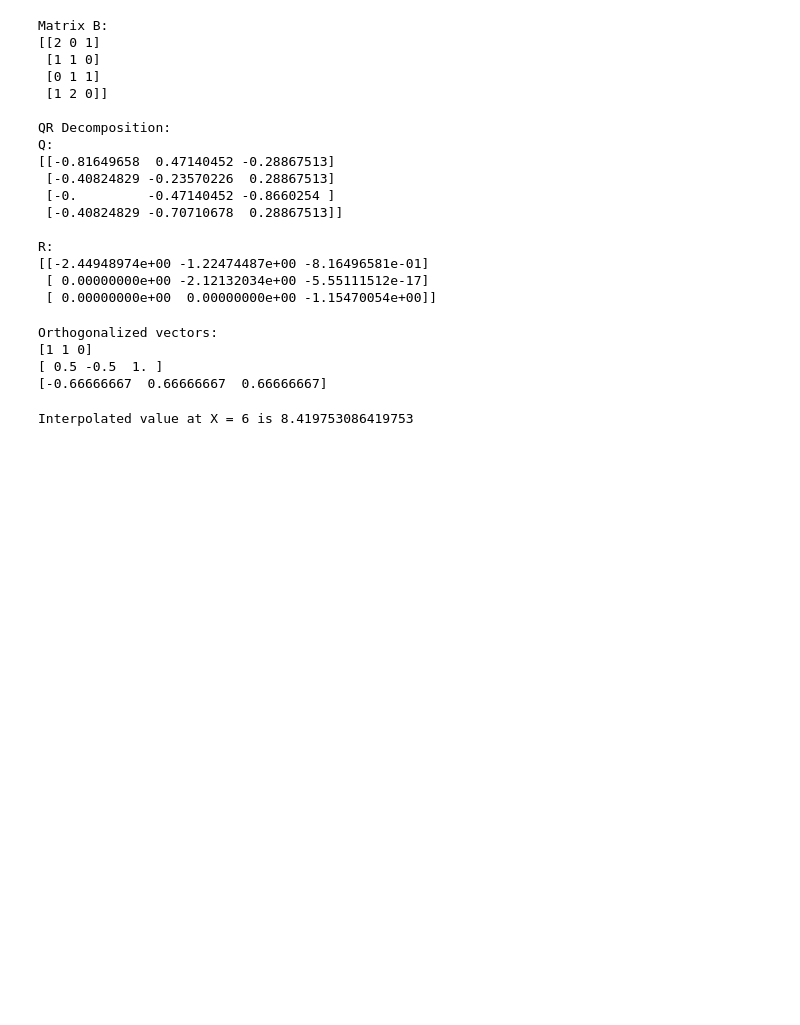
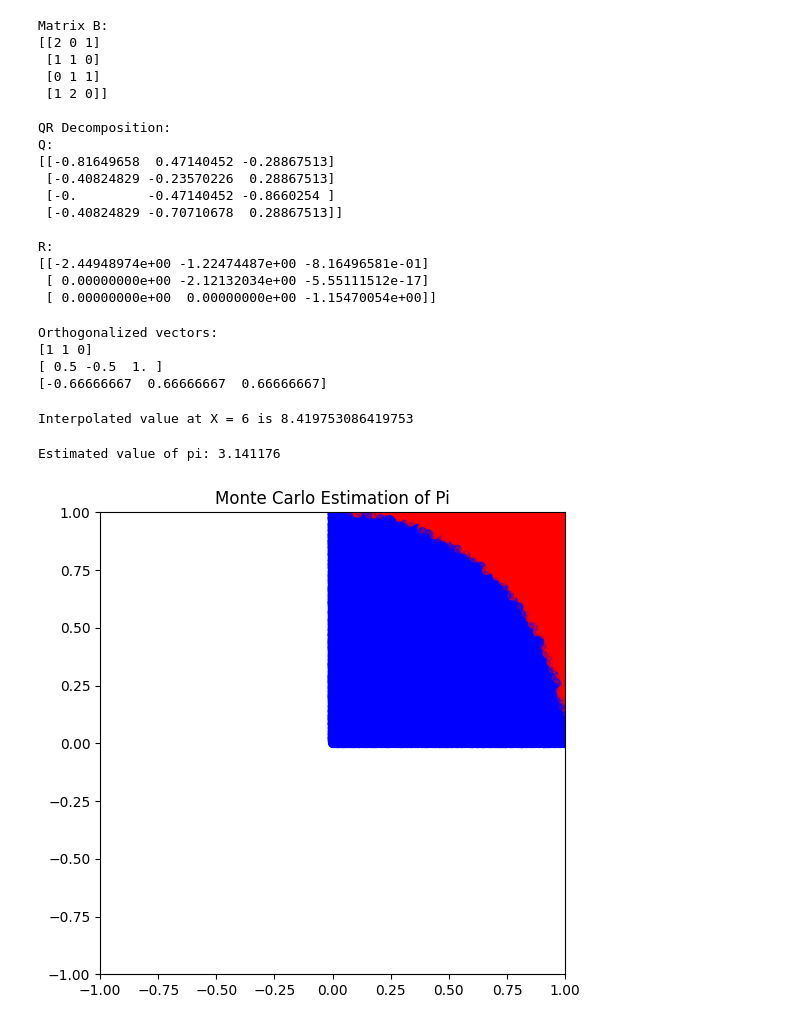
Before and after one commit to Nimika19/Mathematics, a Jupyter notebook: Practice_for_exam.ipynb, the cells around one changed output. Cells and saved outputs as stored; diff of their text form; code cells hidden in the pictures; blank space fills up the shorter version.

```diff
--- a/Practice_for_exam.ipynb
+++ b/Practice_for_exam.ipynb
@@ -121,3 +121,38 @@ result = lagrange_interpolation(x_values, f_x_values, x)
 print("Interpolated value at X =", x, "is", result)
 # %% [output]
 Interpolated value at X = 6 is 8.419753086419753
+# %%
+import numpy as np
+import matplotlib.pyplot as plt
+
+def estimate_pi(num_points):
+    # Generate random points within a unit square
+    points = np.random.rand(num_points, 2)
+
+    # Count the number of points that lie inside the inscribed unit circle
+    inside_circle = np.linalg.norm(points, axis=1) <= 1
+
+    # Calculate the fraction of points that lie inside the circle
+    fraction_inside = np.mean(inside_circle)
+
+    # Estimate pi using the formula: pi = 4 * (fraction of points inside circle)
+    pi_estimate = 4 * fraction_inside
+
+    return pi_estimate, points
+
+# Run the simulation with 1 million points
+num_points = 1000000
+pi_estimate, points = estimate_pi(num_points)
+
+print(f"Estimated value of pi: {pi_estimate:.6f}")
+
+# Visualize the points
+plt.figure(figsize=(6, 6))
+plt.scatter(points[:, 0], points[:, 1], c=['b' if np.linalg.norm(point) <= 1 else 'r' for point in points], alpha=0.5)
+plt.xlim(-1, 1)
+plt.ylim(-1, 1)
+plt.title("Monte Carlo Estimation of Pi")
+plt.show()
+# %% [output]
+Estimated value of pi: 3.141176
+[figure, added]
```
Also changed, not shown: parts of 1 cell of this notebook.
